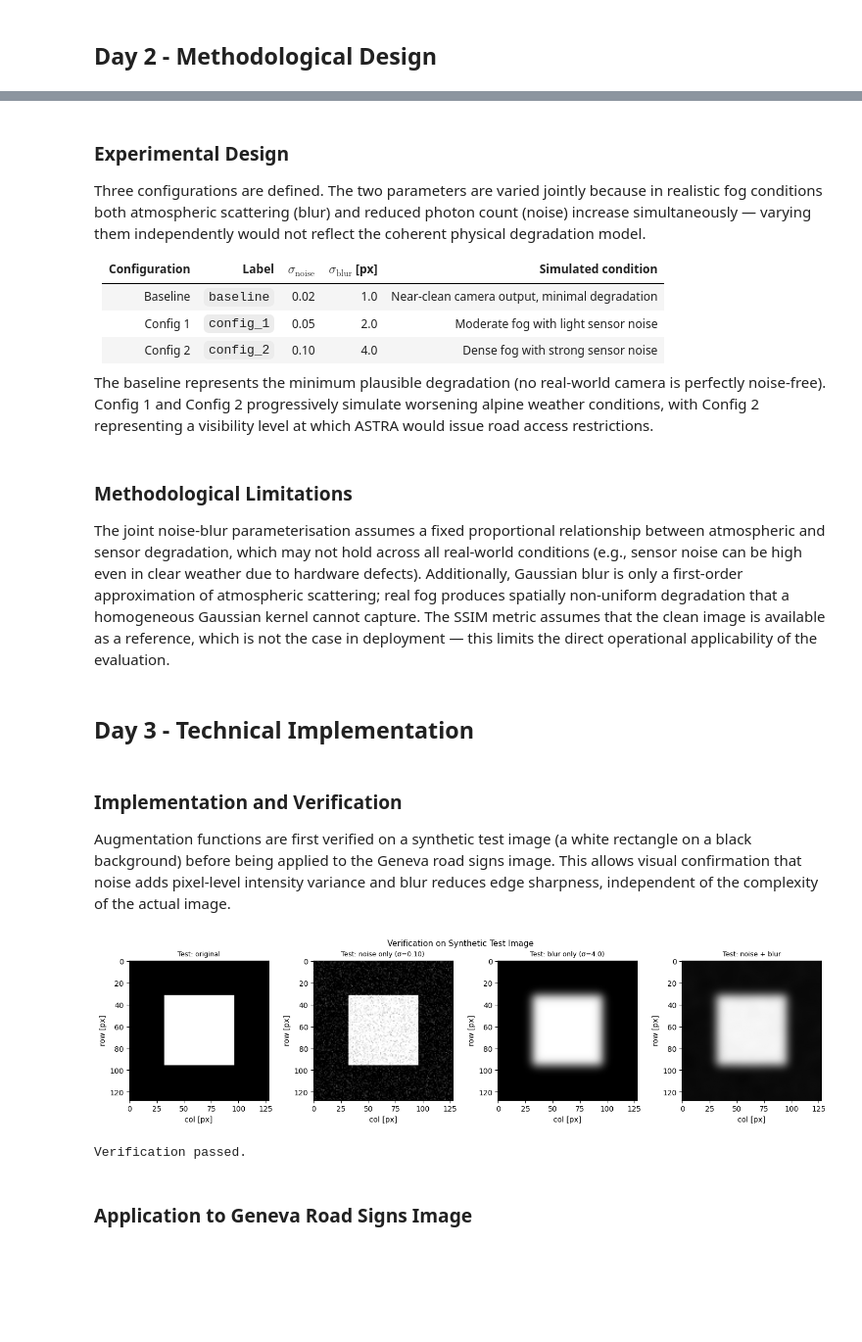
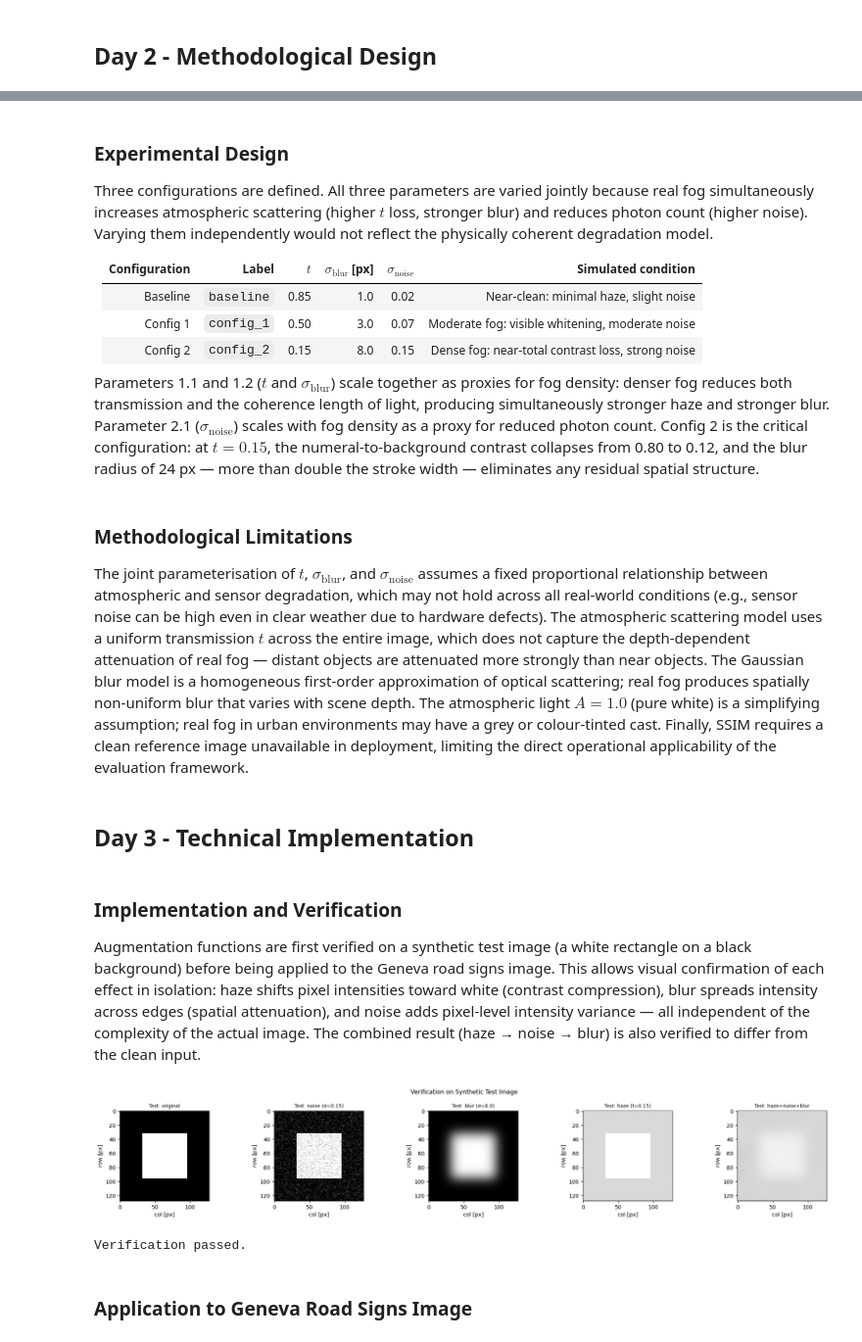
Before and after one commit to mikeandrusyak/gbsv-research, a Jupyter notebook: mc2/augmentation.ipynb, the cells around one changed output, grey strips where cells are left out. Shown at 98% size. Drawn from its saved outputs; the diff is of its cells as text; code cells hidden in the pictures; blank space fills up the shorter version.

```diff
--- a/mc2/augmentation.ipynb
+++ b/mc2/augmentation.ipynb
@@ -100,75 +113,84 @@ Controls the spatial extent of the Gaussian kernel; effective radius $\approx 3\
 # %% [markdown]
 ### Experimental Design
 
-Three configurations are defined. The two parameters are varied jointly because in realistic fog conditions both atmospheric scattering (blur) and reduced photon count (noise) increase simultaneously — varying them independently would not reflect the coherent physical degradation model.
+Three configurations are defined. All three parameters are varied jointly because real fog simultaneously increases atmospheric scattering (higher $t$ loss, stronger blur) and reduces photon count (higher noise). Varying them independently would not reflect the physically coherent degradation model.
 
-| Configuration | Label | $\sigma_{\text{noise}}$ | $\sigma_{\text{blur}}$ [px] | Simulated condition |
-|---|---|---|---|---|
-| Baseline | `baseline` | 0.02 | 1.0 | Near-clean camera output, minimal degradation |
-| Config 1 | `config_1` | 0.05 | 2.0 | Moderate fog with light sensor noise |
-| Config 2 | `config_2` | 0.10 | 4.0 | Dense fog with strong sensor noise |
+| Configuration | Label | $t$ | $\sigma_{\text{blur}}$ [px] | $\sigma_{\text{noise}}$ | Simulated condition |
+|---|---|---|---|---|---|
+| Baseline | `baseline` | 0.85 | 1.0 | 0.02 | Near-clean: minimal haze, slight noise |
+| Config 1 | `config_1` | 0.50 | 3.0 | 0.07 | Moderate fog: visible whitening, moderate noise |
+| Config 2 | `config_2` | 0.15 | 8.0 | 0.15 | Dense fog: near-total contrast loss, strong noise |
 
-The baseline represents the minimum plausible degradation (no real-world camera is perfectly noise-free). Config 1 and Config 2 progressively simulate worsening alpine weather conditions, with Config 2 representing a visibility level at which ASTRA would issue road access restrictions.
+Parameters 1.1 and 1.2 ($t$ and $\sigma_{\text{blur}}$) scale together as proxies for fog density: denser fog reduces both transmission and the coherence length of light, producing simultaneously stronger haze and stronger blur. Parameter 2.1 ($\sigma_{\text{noise}}$) scales with fog density as a proxy for reduced photon count. Config 2 is the critical configuration: at $t=0.15$, the numeral-to-background contrast collapses from 0.80 to 0.12, and the blur radius of 24 px — more than double the stroke width — eliminates any residual spatial structure.
 # %% [markdown]
 ### Methodological Limitations
 
-The joint noise-blur parameterisation assumes a fixed proportional relationship between atmospheric and sensor degradation, which may not hold across all real-world conditions (e.g., sensor noise can be high even in clear weather due to hardware defects). Additionally, Gaussian blur is only a first-order approximation of atmospheric scattering; real fog produces spatially non-uniform degradation that a homogeneous Gaussian kernel cannot capture. The SSIM metric assumes that the clean image is available as a reference, which is not the case in deployment — this limits the direct operational applicability of the evaluation.
+The joint parameterisation of $t$, $\sigma_{\text{blur}}$, and $\sigma_{\text{noise}}$ assumes a fixed proportional relationship between atmospheric and sensor degradation, which may not hold across all real-world conditions (e.g., sensor noise can be high even in clear weather due to hardware defects). The atmospheric scattering model uses a uniform transmission $t$ across the entire image, which does not capture the depth-dependent attenuation of real fog — distant objects are attenuated more strongly than near objects. The Gaussian blur model is a homogeneous first-order approximation of optical scattering; real fog produces spatially non-uniform blur that varies with scene depth. The atmospheric light $A=1.0$ (pure white) is a simplifying assumption; real fog in urban environments may have a grey or colour-tinted cast. Finally, SSIM requires a clean reference image unavailable in deployment, limiting the direct operational applicability of the evaluation framework.
 # %% [markdown]
 ## Day 3 - Technical Implementation
 # %% [markdown]
 ### Implementation and Verification
 
-Augmentation functions are first verified on a synthetic test image (a white rectangle on a black background) before being applied to the Geneva road signs image. This allows visual confirmation that noise adds pixel-level intensity variance and blur reduces edge sharpness, independent of the complexity of the actual image.
+Augmentation functions are first verified on a synthetic test image (a white rectangle on a black background) before being applied to the Geneva road signs image. This allows visual confirmation of each effect in isolation: haze shifts pixel intensities toward white (contrast compression), blur spreads intensity across edges (spatial attenuation), and noise adds pixel-level intensity variance — all independent of the complexity of the actual image. The combined result (haze → noise → blur) is also verified to differ from the clean input.
 # %%
 from scipy.ndimage import gaussian_filter
 
 CONFIGS = [
-    {"label": "baseline", "sigma_noise": 0.02, "sigma_blur": 1.0},
-    {"label": "config_1", "sigma_noise": 0.05, "sigma_blur": 2.0},
-    {"label": "config_2", "sigma_noise": 0.10, "sigma_blur": 4.0},
+    {"label": "baseline", "transmission": 0.85, "sigma_noise": 0.02, "sigma_blur": 1.0},
+    {"label": "config_1", "transmission": 0.50, "sigma_noise": 0.07, "sigma_blur": 3.0},
+    {"label": "config_2", "transmission": 0.15, "sigma_noise": 0.15, "sigma_blur": 8.0},
 ]
 TEST_IMG_SIZE = 128
+ATMOSPHERIC_LIGHT = 1.0  # white fog
+
+
+def apply_fog_haze(img: np.ndarray, transmission: float, atmospheric_light: float = ATMOSPHERIC_LIGHT) -> np.ndarray:
+    return img * transmission + atmospheric_light * (1.0 - transmission)
 
 
 def add_gaussian_noise(img: np.ndarray, sigma: float, rng: np.random.Generator) -> np.ndarray:
     return np.clip(img + rng.normal(0.0, sigma, img.shape), 0.0, 1.0)
 
 
 def apply_gaussian_blur(img: np.ndarray, sigma: float) -> np.ndarray:
     return gaussian_filter(img, sigma=sigma)
 
 
-def augment(img: np.ndarray, sigma_noise: float, sigma_blur: float, rng: np.random.Generator) -> np.ndarray:
-    noisy = add_gaussian_noise(img, sigma_noise, rng)
+def augment(img: np.ndarray, transmission: float, sigma_noise: float, sigma_blur: float, rng: np.random.Generator) -> np.ndarray:
+    hazy = apply_fog_haze(img, transmission)
+    noisy = add_gaussian_noise(hazy, sigma_noise, rng)
     return apply_gaussian_blur(noisy, sigma_blur)
 
 
 test_img = np.zeros((TEST_IMG_SIZE, TEST_IMG_SIZE), dtype=np.float64)
 test_img[32:96, 32:96] = 1.0
 
 rng_test = np.random.default_rng(RNG_SEED)
-test_noisy = add_gaussian_noise(test_img, sigma=0.10, rng=rng_test)
-test_blurred = apply_gaussian_blur(test_img, sigma=4.0)
-test_augmented = augment(test_img, sigma_noise=0.10, sigma_blur=4.0, rng=np.random.default_rng(RNG_SEED))
+test_noisy = add_gaussian_noise(test_img, sigma=0.15, rng=rng_test)
+test_blurred = apply_gaussian_blur(test_img, sigma=8.0)
+test_hazy = apply_fog_haze(test_img, transmission=0.15)
+test_augmented = augment(test_img, transmission=0.15, sigma_noise=0.15, sigma_blur=8.0, rng=np.random.default_rng(RNG_SEED))
 
 assert test_noisy.min() >= 0.0 and test_noisy.max() <= 1.0, "Noise output out of [0, 1] range"
 assert test_blurred[30, 64] > 0.0, "Blur should spread intensity beyond the rectangle boundary"
 assert not np.allclose(test_augmented, test_img), "Augmented image should differ from clean input"
+assert np.isclose(test_hazy[64, 64], 0.15 * 1.0 + 1.0 * 0.85), "Haze: bright pixel should be pulled toward atmospheric light"
+assert np.isclose(test_hazy[0, 0], ATMOSPHERIC_LIGHT * (1.0 - 0.15)), "Haze: black pixel should be pulled toward atmospheric light"
 
-fig, axes = plt.subplots(1, 4, figsize=(14, 3.5))
-titles = ["Test: original", "Test: noise only (σ=0.10)", "Test: blur only (σ=4.0)", "Test: noise + blur"]
-images = [test_img, test_noisy, test_blurred, test_augmented]
+fig, axes = plt.subplots(1, 5, figsize=(20, 3.5))
+titles = ["Test: original", "Test: noise (σ=0.15)", "Test: blur (σ=8.0)", "Test: haze (t=0.15)", "Test: haze+noise+blur"]
+images = [test_img, test_noisy, test_blurred, test_hazy, test_augmented]
 for ax, img_t, title in zip(axes, images, titles):
     ax.imshow(img_t, cmap="gray", vmin=0.0, vmax=1.0)
     ax.set_title(title, fontsize=9)
     ax.set_xlabel("col [px]")
     ax.set_ylabel("row [px]")
 plt.suptitle("Verification on Synthetic Test Image", fontsize=11)
 plt.tight_layout()
 plt.show()
 print("Verification passed.")
 # %% [output]
-[figure, old version]
+[figure, new version]
 Verification passed.
 # %% [markdown]
 ### Application to Geneva Road Signs Image
```
Also changed, not shown: parts of 9 cells of this notebook.
